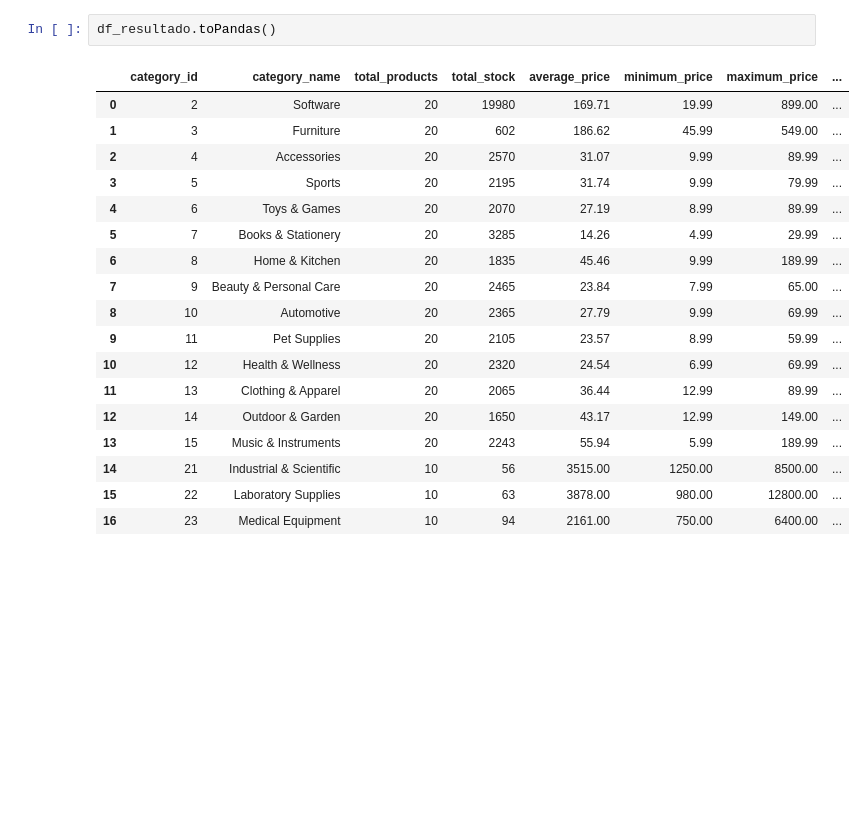
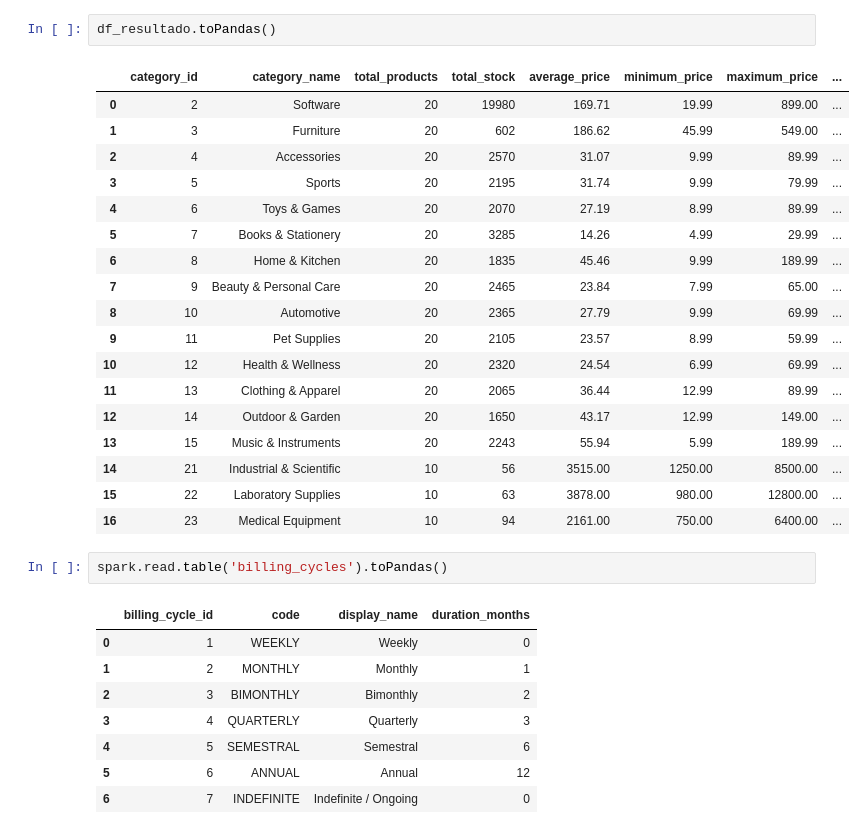
Before and after one commit to JorgeCardona/dockerhub-datascience-mlops, a Jupyter notebook: Notebooks/SQL/notebooks/EXECUTION_PLAN_SPARK.ipynb, the cells around one changed output. Drawn from its saved outputs; the diff is of its cells as text; blank space fills up the shorter version.

Commit message:
tablas spark

```diff
--- a/Notebooks/SQL/notebooks/EXECUTION_PLAN_SPARK.ipynb
+++ b/Notebooks/SQL/notebooks/EXECUTION_PLAN_SPARK.ipynb
@@ -307,21 +313,32 @@ Total de filas mostradas: 17
+# %%
+df_resultado.toPandas()
+# %% [output]
+|  | category_id | category_name | total_products | total_stock | average_price | minimum_price | maximum_price | ... |
+| 0 | 2 | Software | 20 | 19980 | 169.71 | 19.99 | 899.00 | ... |
+| 1 | 3 | Furniture | 20 | 602 | 186.62 | 45.99 | 549.00 | ... |
+| 2 | 4 | Accessories | 20 | 2570 | 31.07 | 9.99 | 89.99 | ... |
+| 3 | 5 | Sports | 20 | 2195 | 31.74 | 9.99 | 79.99 | ... |
+| 4 | 6 | Toys & Games | 20 | 2070 | 27.19 | 8.99 | 89.99 | ... |
+| 5 | 7 | Books & Stationery | 20 | 3285 | 14.26 | 4.99 | 29.99 | ... |
+| 6 | 8 | Home & Kitchen | 20 | 1835 | 45.46 | 9.99 | 189.99 | ... |
+| 7 | 9 | Beauty & Personal Care | 20 | 2465 | 23.84 | 7.99 | 65.00 | ... |
+| 8 | 10 | Automotive | 20 | 2365 | 27.79 | 9.99 | 69.99 | ... |
+| 9 | 11 | Pet Supplies | 20 | 2105 | 23.57 | 8.99 | 59.99 | ... |
+| 10 | 12 | Health & Wellness | 20 | 2320 | 24.54 | 6.99 | 69.99 | ... |
+| 11 | 13 | Clothing & Apparel | 20 | 2065 | 36.44 | 12.99 | 89.99 | ... |
+| 12 | 14 | Outdoor & Garden | 20 | 1650 | 43.17 | 12.99 | 149.00 | ... |
+| 13 | 15 | Music & Instruments | 20 | 2243 | 55.94 | 5.99 | 189.99 | ... |
+| 14 | 21 | Industrial & Scientific | 10 | 56 | 3515.00 | 1250.00 | 8500.00 | ... |
+| 15 | 22 | Laboratory Supplies | 10 | 63 | 3878.00 | 980.00 | 12800.00 | ... |
+| 16 | 23 | Medical Equipment | 10 | 94 | 2161.00 | 750.00 | 6400.00 | ... |
 # %%
-df_resultado.toPandas()
+spark.read.table('billing_cycles').toPandas()
 # %% [output]
-|  | category_id | category_name | total_products | total_stock | average_price | minimum_price | maximum_price | ... |
-| 0 | 2 | Software | 20 | 19980 | 169.71 | 19.99 | 899.00 | ... |
-| 1 | 3 | Furniture | 20 | 602 | 186.62 | 45.99 | 549.00 | ... |
-| 2 | 4 | Accessories | 20 | 2570 | 31.07 | 9.99 | 89.99 | ... |
-| 3 | 5 | Sports | 20 | 2195 | 31.74 | 9.99 | 79.99 | ... |
-| 4 | 6 | Toys & Games | 20 | 2070 | 27.19 | 8.99 | 89.99 | ... |
-| 5 | 7 | Books & Stationery | 20 | 3285 | 14.26 | 4.99 | 29.99 | ... |
-| 6 | 8 | Home & Kitchen | 20 | 1835 | 45.46 | 9.99 | 189.99 | ... |
-| 7 | 9 | Beauty & Personal Care | 20 | 2465 | 23.84 | 7.99 | 65.00 | ... |
-| 8 | 10 | Automotive | 20 | 2365 | 27.79 | 9.99 | 69.99 | ... |
-| 9 | 11 | Pet Supplies | 20 | 2105 | 23.57 | 8.99 | 59.99 | ... |
-| 10 | 12 | Health & Wellness | 20 | 2320 | 24.54 | 6.99 | 69.99 | ... |
-| 11 | 13 | Clothing & Apparel | 20 | 2065 | 36.44 | 12.99 | 89.99 | ... |
-| 12 | 14 | Outdoor & Garden | 20 | 1650 | 43.17 | 12.99 | 149.00 | ... |
-| 13 | 15 | Music & Instruments | 20 | 2243 | 55.94 | 5.99 | 189.99 | ... |
-| 14 | 21 | Industrial & Scientific | 10 | 56 | 3515.00 | 1250.00 | 8500.00 | ... |
-| 15 | 22 | Laboratory Supplies | 10 | 63 | 3878.00 | 980.00 | 12800.00 | ... |
-| 16 | 23 | Medical Equipment | 10 | 94 | 2161.00 | 750.00 | 6400.00 | ... |
+|  | billing_cycle_id | code | display_name | duration_months |
+| 0 | 1 | WEEKLY | Weekly | 0 |
+| 1 | 2 | MONTHLY | Monthly | 1 |
+| 2 | 3 | BIMONTHLY | Bimonthly | 2 |
+| 3 | 4 | QUARTERLY | Quarterly | 3 |
+| 4 | 5 | SEMESTRAL | Semestral | 6 |
+| 5 | 6 | ANNUAL | Annual | 12 |
+| 6 | 7 | INDEFINITE | Indefinite / Ongoing | 0 |
```
Also changed, not shown: parts of 2 cells of this notebook.
